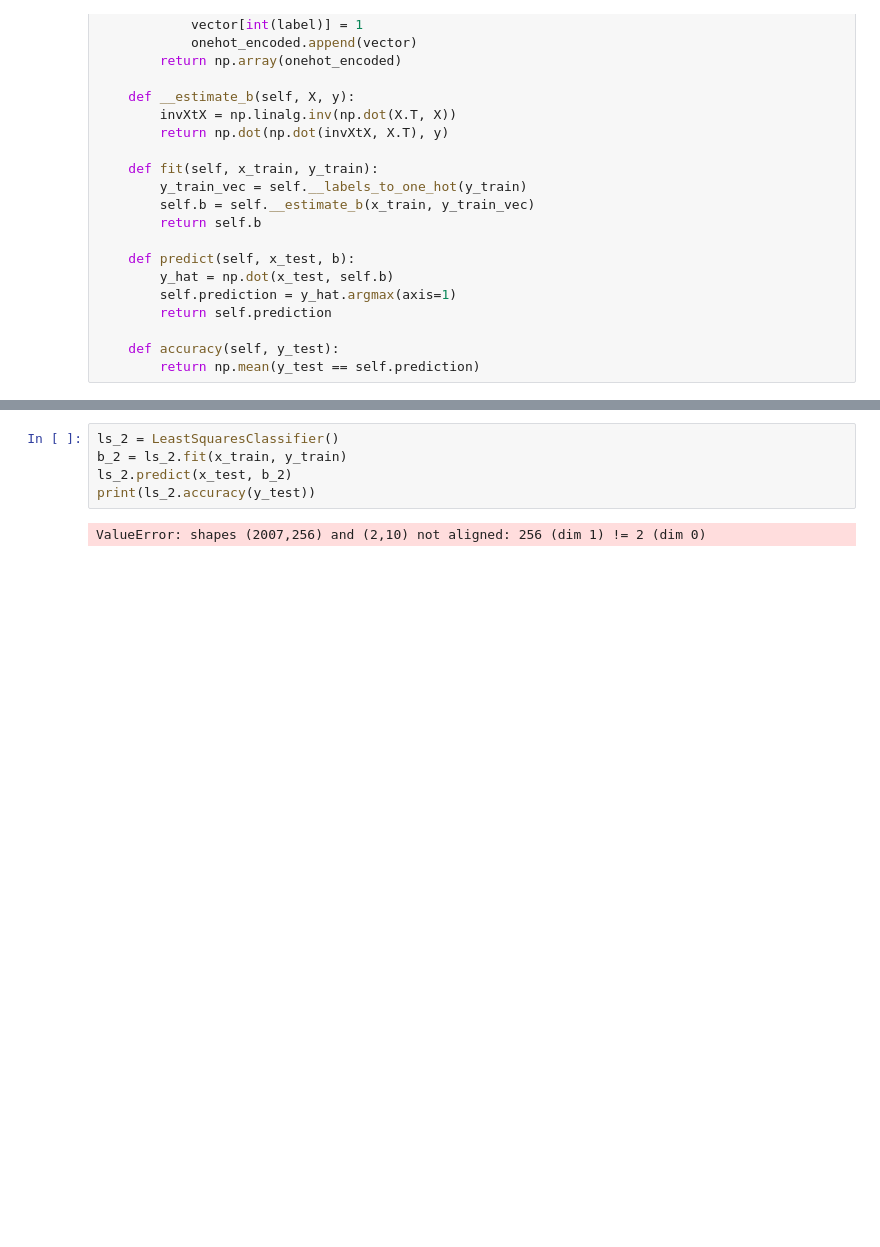
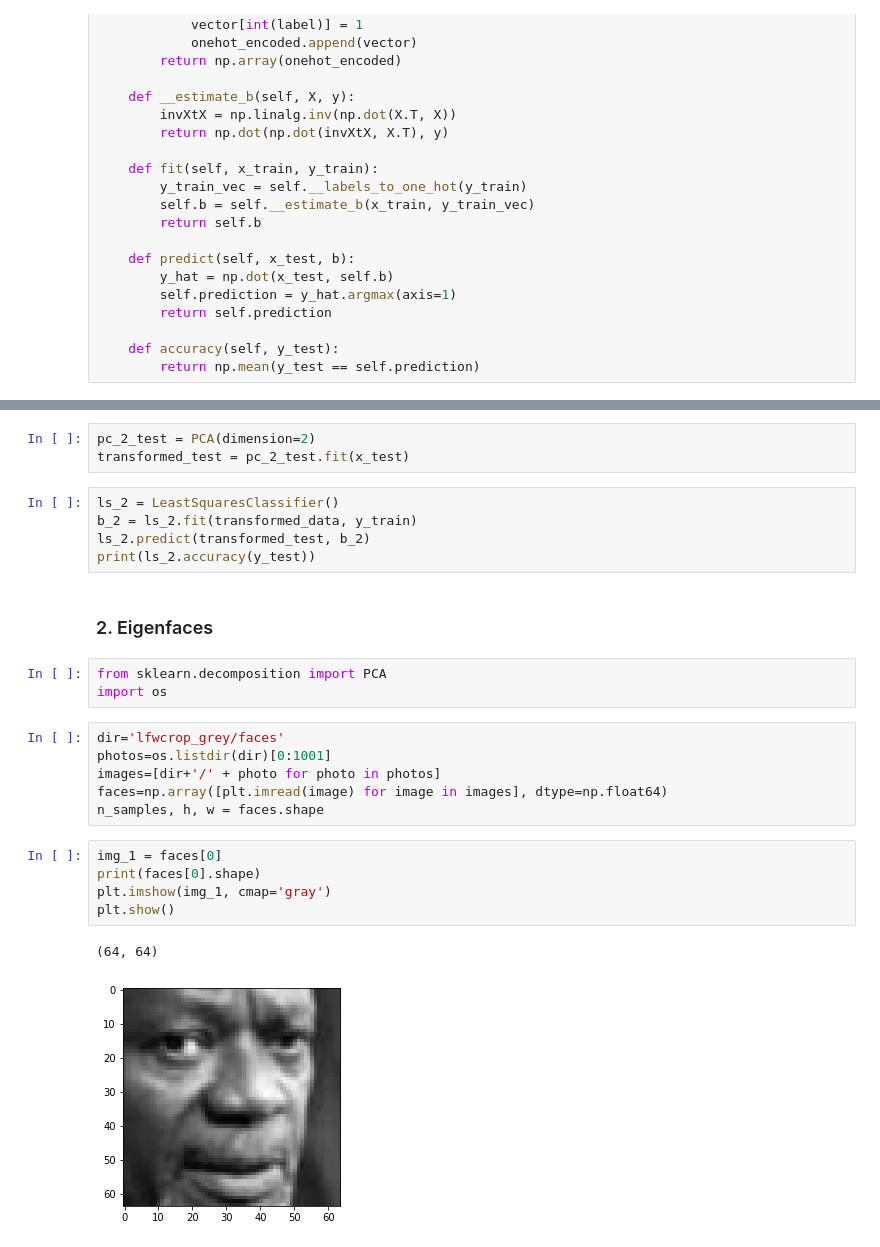
Before and after one commit to evabertalan/mustererkennung, a Jupyter notebook: 4/4_PCA.ipynb, the cells around one changed output, grey strips where cells are left out. Saved outputs shown, nothing was run; the diff lists cells and outputs as text; blank space fills up the shorter version.

Commit message:
generate eigenfaces

```diff
--- a/4/4_PCA.ipynb
+++ b/4/4_PCA.ipynb
@@ -95,7 +83,27 @@ transformed_test =
+# %%
+pc_2_test = PCA(dimension=2)
+transformed_test = pc_2_test.fit(x_test)
 # %%
 ls_2 = LeastSquaresClassifier()
-b_2 = ls_2.fit(x_train, y_train)
-ls_2.predict(x_test, b_2)
+b_2 = ls_2.fit(transformed_data, y_train)
+ls_2.predict(transformed_test, b_2)
 print(ls_2.accuracy(y_test))
-# %% [output]
-ValueError: shapes (2007,256) and (2,10) not aligned: 256 (dim 1) != 2 (dim 0)
+# %% [markdown]
+###  2. Eigenfaces
+# %%
+from sklearn.decomposition import PCA
+import os
+# %%
+dir='lfwcrop_grey/faces'
+photos=os.listdir(dir)[0:1001]
+images=[dir+'/' + photo for photo in photos]
+faces=np.array([plt.imread(image) for image in images], dtype=np.float64)
+n_samples, h, w = faces.shape
+# %%
+img_1 = faces[0]
+print(faces[0].shape)
+plt.imshow(img_1, cmap='gray')
+plt.show()
+# %% [output]
+(64, 64)
+[figure, added]
```
Also changed, not shown: parts of 11 cells of this notebook.
